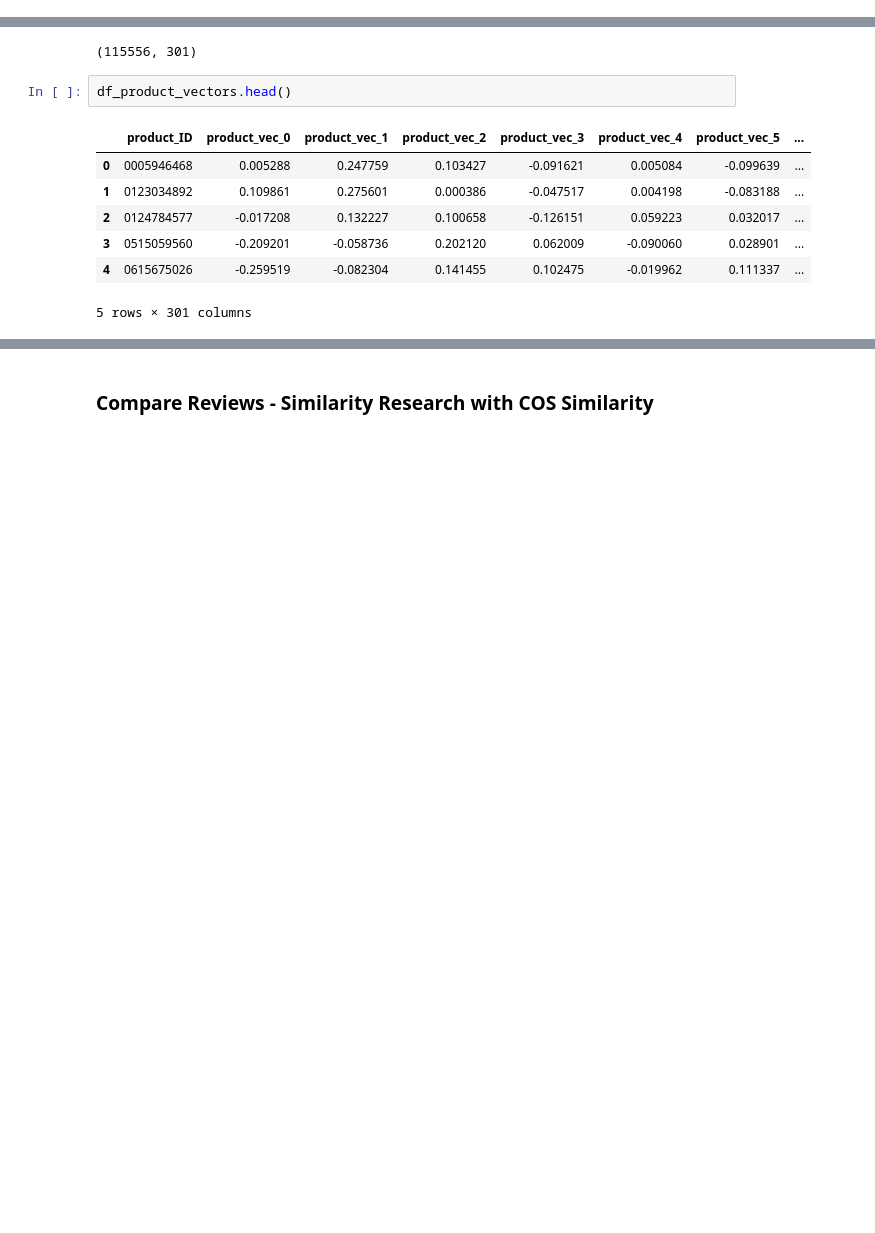
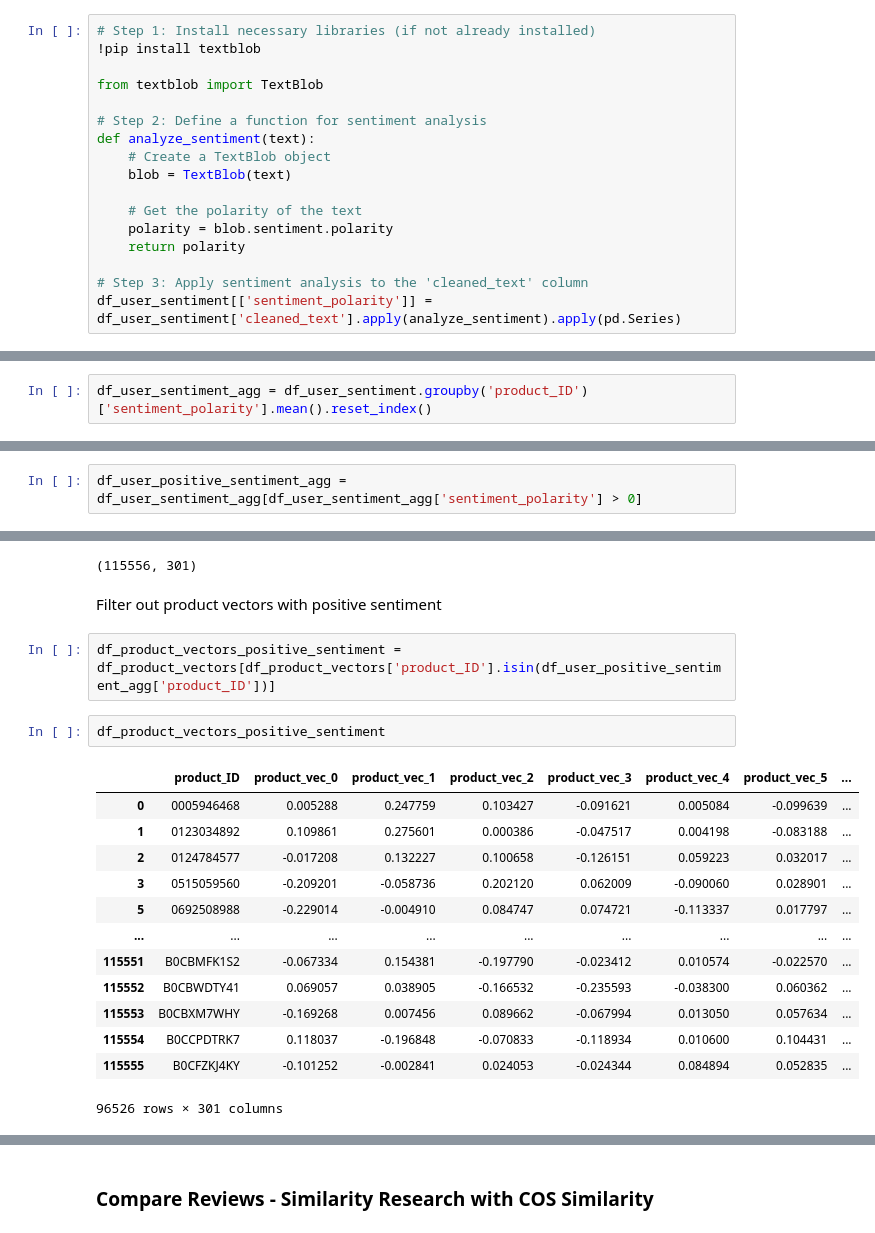
Before and after one commit to marcelinaszcz95/Capstone-Project-Recommender-System, a Jupyter notebook: notebooks/04_text_analysis_cos_similarity_merged.ipynb, the cells around one changed output, grey strips where cells are left out. Drawn from its saved outputs; the diff is of its cells as text; blank space fills up the shorter version.

Commit message:
Add sentiment analysis filter for product vectors

```diff
--- a/notebooks/04_text_analysis_cos_similarity_merged.ipynb
+++ b/notebooks/04_text_analysis_cos_similarity_merged.ipynb
@@ -18,0 +56,17 @@ df_user_normalized_PCA = pd.read_csv(file_path)
+# %%
+# Step 1: Install necessary libraries (if not already installed)
+!pip install textblob
+
+from textblob import TextBlob
+
+# Step 2: Define a function for sentiment analysis
+def analyze_sentiment(text):
+    # Create a TextBlob object
+    blob = TextBlob(text)
+
+    # Get the polarity of the text
+    polarity = blob.sentiment.polarity
+    return polarity
+
+# Step 3: Apply sentiment analysis to the 'cleaned_text' column
+df_user_sentiment[['sentiment_polarity']] = df_user_sentiment['cleaned_text'].apply(analyze_sentiment).apply(pd.Series)
@@ -18,0 +108,2 @@ df_user_normalized_PCA = pd.read_csv(file_path)
+# %%
+df_user_sentiment_agg = df_user_sentiment.groupby('product_ID')['sentiment_polarity'].mean().reset_index()
@@ -18,0 +126,2 @@ df_user_normalized_PCA = pd.read_csv(file_path)
+# %%
+df_user_positive_sentiment_agg = df_user_sentiment_agg[df_user_sentiment_agg['sentiment_polarity'] > 0]
@@ -103,16 +233,26 @@ df_product_vectors.columns = ['product_ID'] + [f'product_vec_{i}' for i in range
 df_product_vectors.shape
 # %% [output]
 (115556, 301)
-# %%
-df_product_vectors.head()
-# %% [output]
-|  | product_ID | product_vec_0 | product_vec_1 | product_vec_2 | product_vec_3 | product_vec_4 | product_vec_5 | ... |
-| 0 | 0005946468 | 0.005288 | 0.247759 | 0.103427 | -0.091621 | 0.005084 | -0.099639 | ... |
-| 1 | 0123034892 | 0.109861 | 0.275601 | 0.000386 | -0.047517 | 0.004198 | -0.083188 | ... |
-| 2 | 0124784577 | -0.017208 | 0.132227 | 0.100658 | -0.126151 | 0.059223 | 0.032017 | ... |
-| 3 | 0515059560 | -0.209201 | -0.058736 | 0.202120 | 0.062009 | -0.090060 | 0.028901 | ... |
-| 4 | 0615675026 | -0.259519 | -0.082304 | 0.141455 | 0.102475 | -0.019962 | 0.111337 | ... |
-5 rows × 301 columns
+# %% [markdown]
+Filter out product vectors with positive sentiment
+# %%
+df_product_vectors_positive_sentiment = df_product_vectors[df_product_vectors['product_ID'].isin(df_user_positive_sentiment_agg['product_ID'])]
+# %%
+df_product_vectors_positive_sentiment
+# %% [output]
+|  | product_ID | product_vec_0 | product_vec_1 | product_vec_2 | product_vec_3 | product_vec_4 | product_vec_5 | ... |
+| 0 | 0005946468 | 0.005288 | 0.247759 | 0.103427 | -0.091621 | 0.005084 | -0.099639 | ... |
+| 1 | 0123034892 | 0.109861 | 0.275601 | 0.000386 | -0.047517 | 0.004198 | -0.083188 | ... |
+| 2 | 0124784577 | -0.017208 | 0.132227 | 0.100658 | -0.126151 | 0.059223 | 0.032017 | ... |
+| 3 | 0515059560 | -0.209201 | -0.058736 | 0.202120 | 0.062009 | -0.090060 | 0.028901 | ... |
+| 5 | 0692508988 | -0.229014 | -0.004910 | 0.084747 | 0.074721 | -0.113337 | 0.017797 | ... |
+| ... | ... | ... | ... | ... | ... | ... | ... | ... |
+| 115551 | B0CBMFK1S2 | -0.067334 | 0.154381 | -0.197790 | -0.023412 | 0.010574 | -0.022570 | ... |
+| 115552 | B0CBWDTY41 | 0.069057 | 0.038905 | -0.166532 | -0.235593 | -0.038300 | 0.060362 | ... |
+| 115553 | B0CBXM7WHY | -0.169268 | 0.007456 | 0.089662 | -0.067994 | 0.013050 | 0.057634 | ... |
+| 115554 | B0CCPDTRK7 | 0.118037 | -0.196848 | -0.070833 | -0.118934 | 0.010600 | 0.104431 | ... |
+| 115555 | B0CFZKJ4KY | -0.101252 | -0.002841 | 0.024053 | -0.024344 | 0.084894 | 0.052835 | ... |
+96526 rows × 301 columns
 # %%
 # Save the new DataFrame with product vectors
 
```
Also changed, not shown: parts of 20 cells of this notebook, 1 other file.
